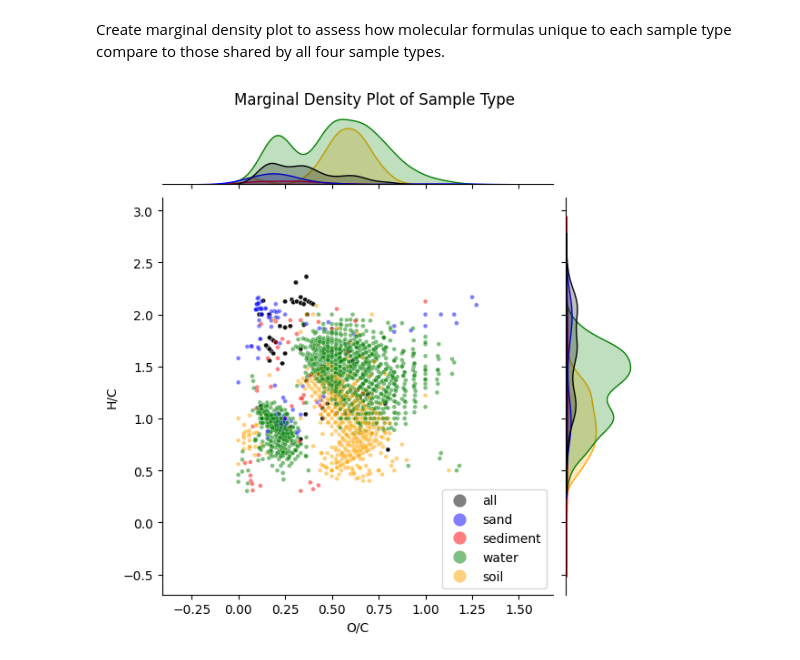
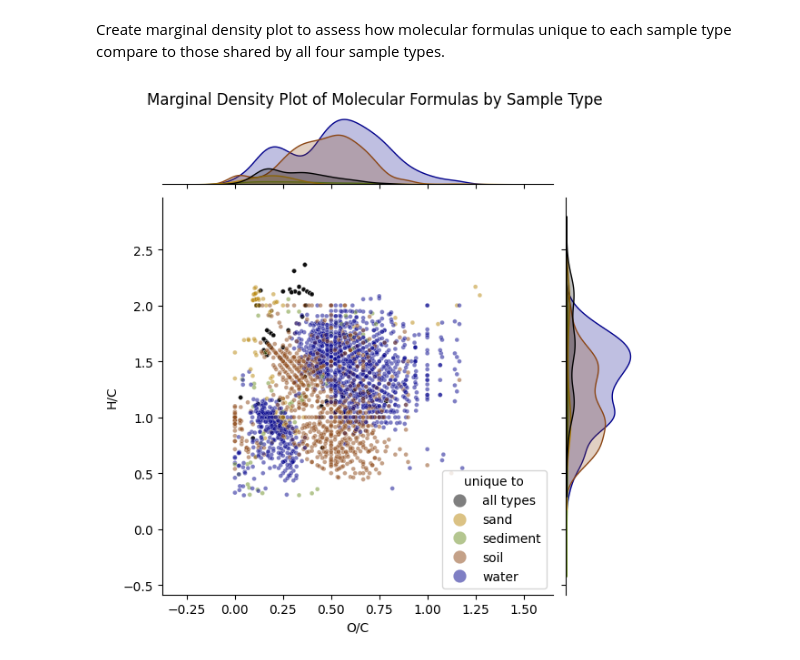
Before and after one commit to microbiomedata/nmdc_notebooks, a Jupyter notebook: NOM_visualizations/python/nom_data.ipynb, the cells around one changed output. Cells and saved outputs as stored; diff of their text form; code cells hidden in the pictures.

```diff
--- a/NOM_visualizations/python/nom_data.ipynb
+++ b/NOM_visualizations/python/nom_data.ipynb
@@ -516,7 +530,7 @@ plt.ylabel("Frequency")
 plt.show()
 
 #peak filtering by confidence score
-conf_filt=nom_sampled[nom_sampled['Confidence Score']>0.3]
+conf_filt=nom_sampled[nom_sampled['Confidence Score']>=0.3]
 
 #count for each molecular formula
 mol_counts=conf_filt.value_counts('mol_form').to_frame().reset_index()
@@ -531,6 +545,6 @@ plt.ylabel("Number of Molecular Formula")
 plt.show()
 
 #based on this histogram, filter to formulas in more than 5 data sets
-mol_counts=mol_counts[mol_counts['count']>5]
+mol_counts=mol_counts[mol_counts['count']>=5]
 mol_filter=mol_counts.merge(conf_filt,on=['mol_form'],how="left")
 # %% [output]
@@ -545,10 +559,10 @@ Create a clustermap of the processed NOM data sets (x axis), indicating the pres
 #sample type colors
 
 #set colors for each sample type
-type_col=pd.DataFrame({grouping_column:mol_filter[grouping_column].unique(),'color':['orange','red','green','blue']})
+type_col=pd.DataFrame({grouping_column:mol_filter[grouping_column].unique(),'color':['#8B4513','olivedrab','darkblue','#B8860B']})
 
 #setup color legend for sample type
-type_col_dict = dict(zip(type_col[grouping_column].unique(), ['orange','red','green','blue']))
+type_col_dict = dict(zip(type_col[grouping_column].unique(), ['#8B4513','olivedrab','darkblue','#B8860B']))
 handles = [Patch(facecolor=type_col_dict[name]) for name in type_col_dict]
 
 #map graph colors based on sample type to processed IDs
@@ -607,23 +621,23 @@ Create marginal density plot to assess how molecular formulas unique to each sam
 # %%
 #count the number of sample types in which each molecular formula is found
 density_counts=vankrev_data['mol_form'].value_counts()
 
 #map counts back to H/C and O/C data
 vankrev_data['common_to'] = vankrev_data['mol_form'].map(density_counts)
 
 #filter molecular formual present in either all four sample types or in only one
 vankrev_data=vankrev_data[vankrev_data['common_to'].isin([1,4])]
 
 #reformat so sample type is 'all' when molecular formula was in all
-vankrev_data.loc[vankrev_data['common_to']==4,'sample_type']='all'
+vankrev_data.loc[vankrev_data['common_to']==4,'sample_type']='all types'
 
 #add 'all' to sample type color dictionary
-type_col_dict.update({'all':'black'})
+type_col_dict.update({'all types':'black'})
 
 #make marginal density plot
 sns.jointplot(data=vankrev_data, x="O/C", y="H/C", kind="scatter", hue=grouping_column,palette=type_col_dict,s=12,alpha=0.5)
-plt.legend(markerscale=3)
-plt.suptitle("Marginal Density Plot of Sample Type",y=1.02)
+plt.legend(markerscale=3,title="unique to")
+plt.suptitle("Marginal Density Plot of Molecular Formulas by Sample Type",y=1.02)
 plt.show()
 # %% [output]
-[figure, old version]
+[figure, new version]
```
Also changed, not shown: parts of 7 cells of this notebook, 2 other files.
